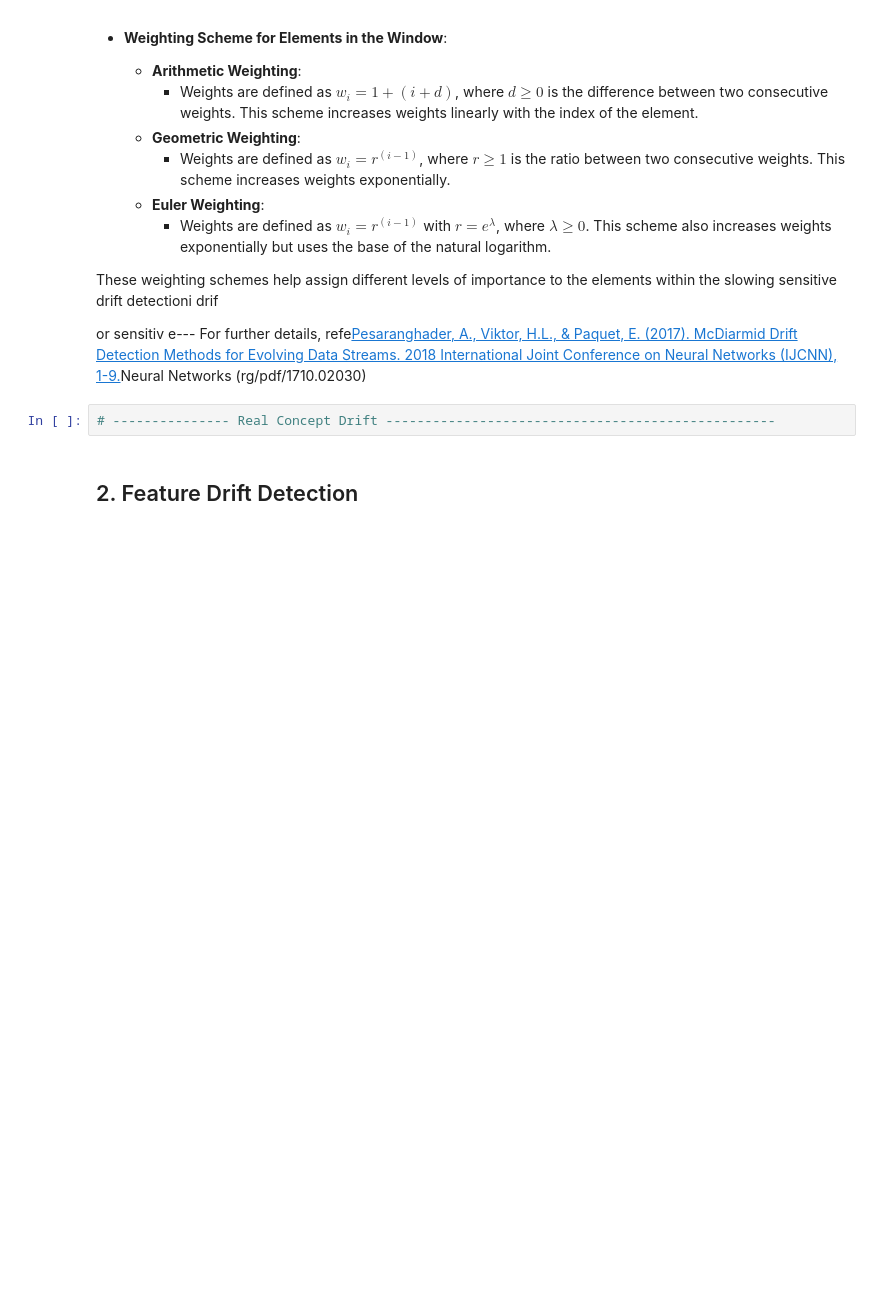
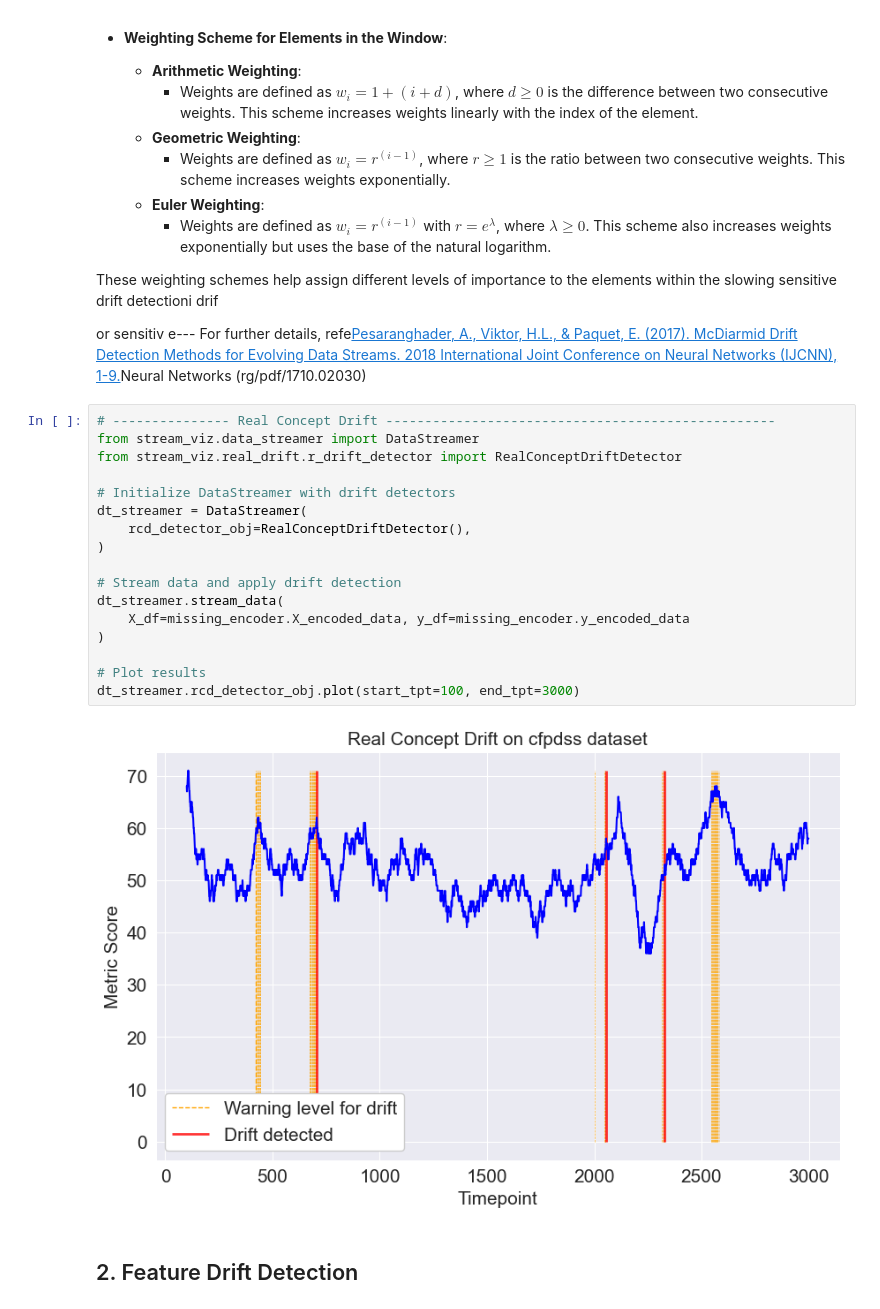
Before and after one commit to aditya0by0/stream-viz, a Jupyter notebook: stream_viz/tutorial/UserGuide.ipynb, the cells around one changed output. Saved outputs shown, nothing was run; the diff lists cells and outputs as text; blank space fills up the shorter version.

Commit message:
user guide: drift detector, streamer, real concept drift

```diff
--- a/stream_viz/tutorial/UserGuide.ipynb
+++ b/stream_viz/tutorial/UserGuide.ipynb
@@ -169,6 +198,23 @@ or sensitiv
 e--- For further details, refe<a href="https://arxiv.org/pdf/1710.02030">Pesaranghader, A., Viktor, H.L., & Paquet, E. (2017). McDiarmid Drift Detection Methods for Evolving Data Streams. 2018 International Joint Conference on Neural Networks (IJCNN), 1-9.</a>Neural Networks (rg/pdf/1710.02030)
 # %%
 # --------------- Real Concept Drift --------------------------------------------------
+from stream_viz.data_streamer import DataStreamer
+from stream_viz.real_drift.r_drift_detector import RealConceptDriftDetector
+
+# Initialize DataStreamer with drift detectors
+dt_streamer = DataStreamer(
+    rcd_detector_obj=RealConceptDriftDetector(),
+)
+
+# Stream data and apply drift detection
+dt_streamer.stream_data(
+    X_df=missing_encoder.X_encoded_data, y_df=missing_encoder.y_encoded_data
+)
+
+# Plot results
+dt_streamer.rcd_detector_obj.plot(start_tpt=100, end_tpt=3000)
+# %% [output]
+[figure, added]
 # %% [markdown]
 ## 2. Feature Drift Detection
 # %% [markdown]
```
Also changed, not shown: parts of 2 cells of this notebook, 3 other files.
